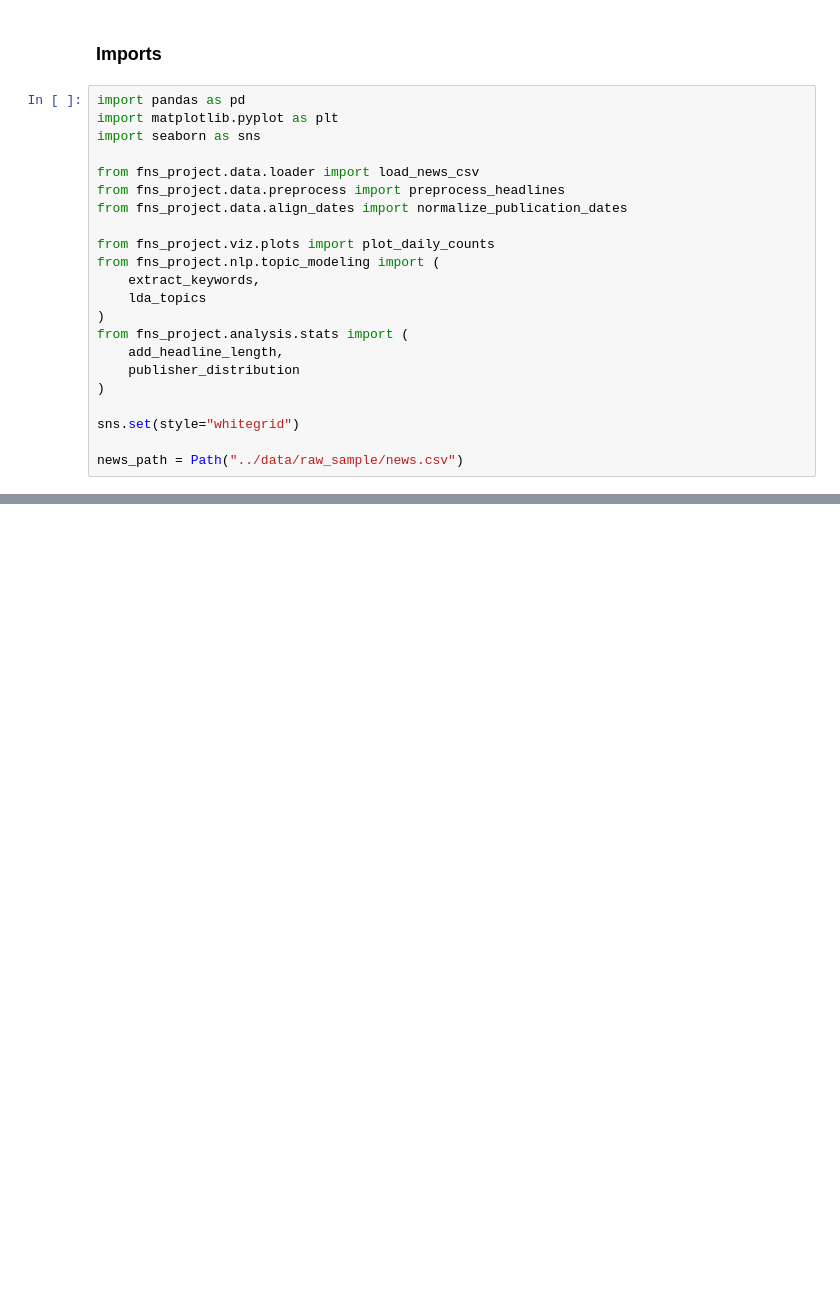
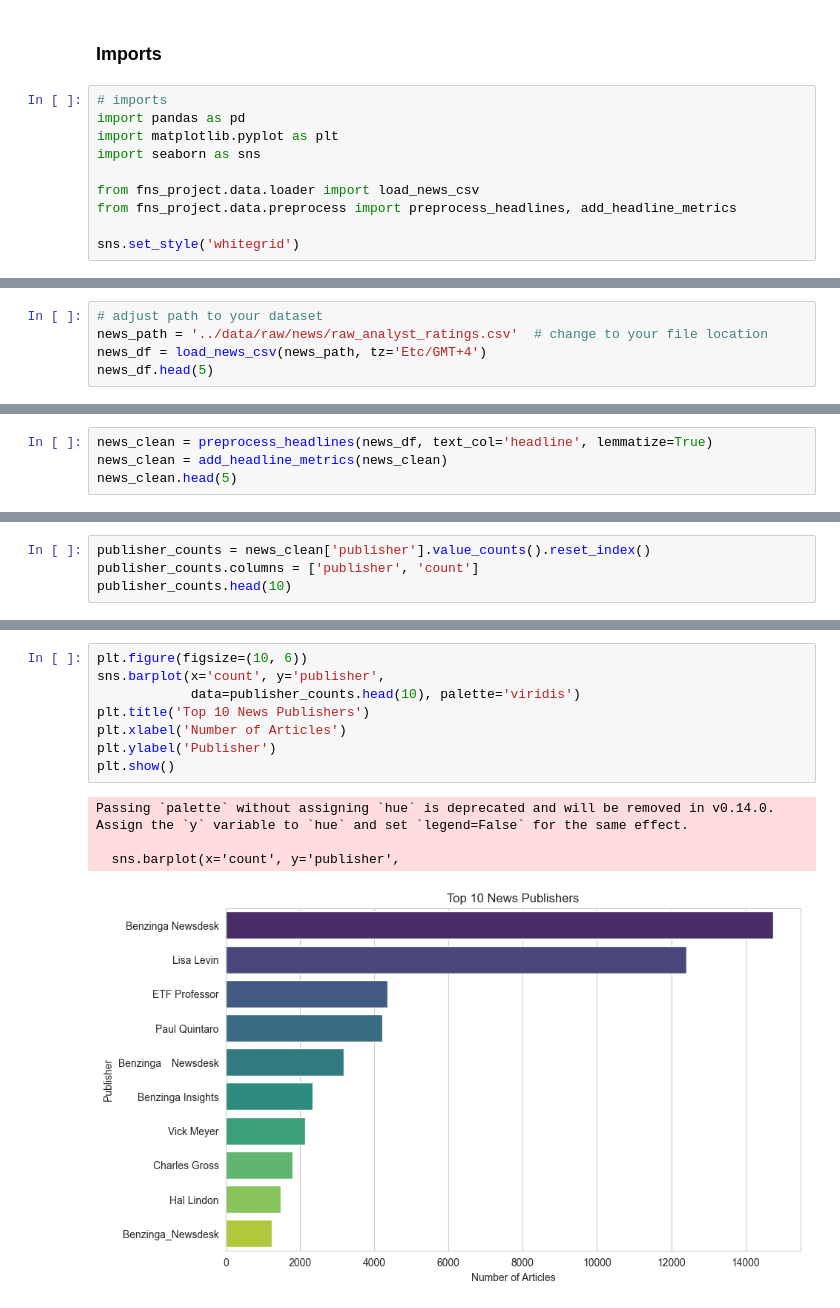
Before and after one commit to tib-dev/Predicting-Price-Moves-with-News-Sentiment, a Jupyter notebook: notebooks/eda_news.ipynb, the cells around one changed output, grey strips where cells are left out. Saved outputs shown, nothing was run; the diff lists cells and outputs as text; blank space fills up the shorter version.

```diff
--- a/notebooks/eda_news.ipynb
+++ b/notebooks/eda_news.ipynb
@@ -25,24 +25,12 @@ SRC path: D:\10Acadamy\Week 1\Task\Predicting-Price-Moves-with-News-Sentiment\sr
 # %% [markdown]
 ### Imports
 # %%
+# imports
 import pandas as pd
 import matplotlib.pyplot as plt
 import seaborn as sns
 
 from fns_project.data.loader import load_news_csv
-from fns_project.data.preprocess import preprocess_headlines
-from fns_project.data.align_dates import normalize_publication_dates
+from fns_project.data.preprocess import preprocess_headlines, add_headline_metrics
 
-from fns_project.viz.plots import plot_daily_counts
-from fns_project.nlp.topic_modeling import (
-    extract_keywords,
-    lda_topics
-)
-from fns_project.analysis.stats import (
-    add_headline_length,
-    publisher_distribution
-)
-
-sns.set(style="whitegrid")
-
-news_path = Path("../data/raw_sample/news.csv")
+sns.set_style('whitegrid')
@@ -50,0 +37,5 @@ ImportError: cannot import name 'normalize_publication_dates' from 'fns_project.
+# %%
+# adjust path to your dataset
+news_path = '../data/raw/news/raw_analyst_ratings.csv'  # change to your file location
+news_df = load_news_csv(news_path, tz='Etc/GMT+4')
+news_df.head(5)
@@ -50,0 +50,4 @@ ImportError: cannot import name 'normalize_publication_dates' from 'fns_project.
+# %%
+news_clean = preprocess_headlines(news_df, text_col='headline', lemmatize=True)
+news_clean = add_headline_metrics(news_clean)
+news_clean.head(5)
@@ -50,0 +76,4 @@ ImportError: cannot import name 'normalize_publication_dates' from 'fns_project.
+# %%
+publisher_counts = news_clean['publisher'].value_counts().reset_index()
+publisher_counts.columns = ['publisher', 'count']
+publisher_counts.head(10)
@@ -50,0 +92,13 @@ ImportError: cannot import name 'normalize_publication_dates' from 'fns_project.
+# %%
+plt.figure(figsize=(10, 6))
+sns.barplot(x='count', y='publisher',
+            data=publisher_counts.head(10), palette='viridis')
+plt.title('Top 10 News Publishers')
+plt.xlabel('Number of Articles')
+plt.ylabel('Publisher')
+plt.show()
+# %% [output]
+Passing `palette` without assigning `hue` is deprecated and will be removed in v0.14.0. Assign the `y` variable to `hue` and set `legend=False` for the same effect.
+
+  sns.barplot(x='count', y='publisher',
+[figure, added]
```
Also changed, not shown: parts of 9 cells of this notebook, 1 other file.
